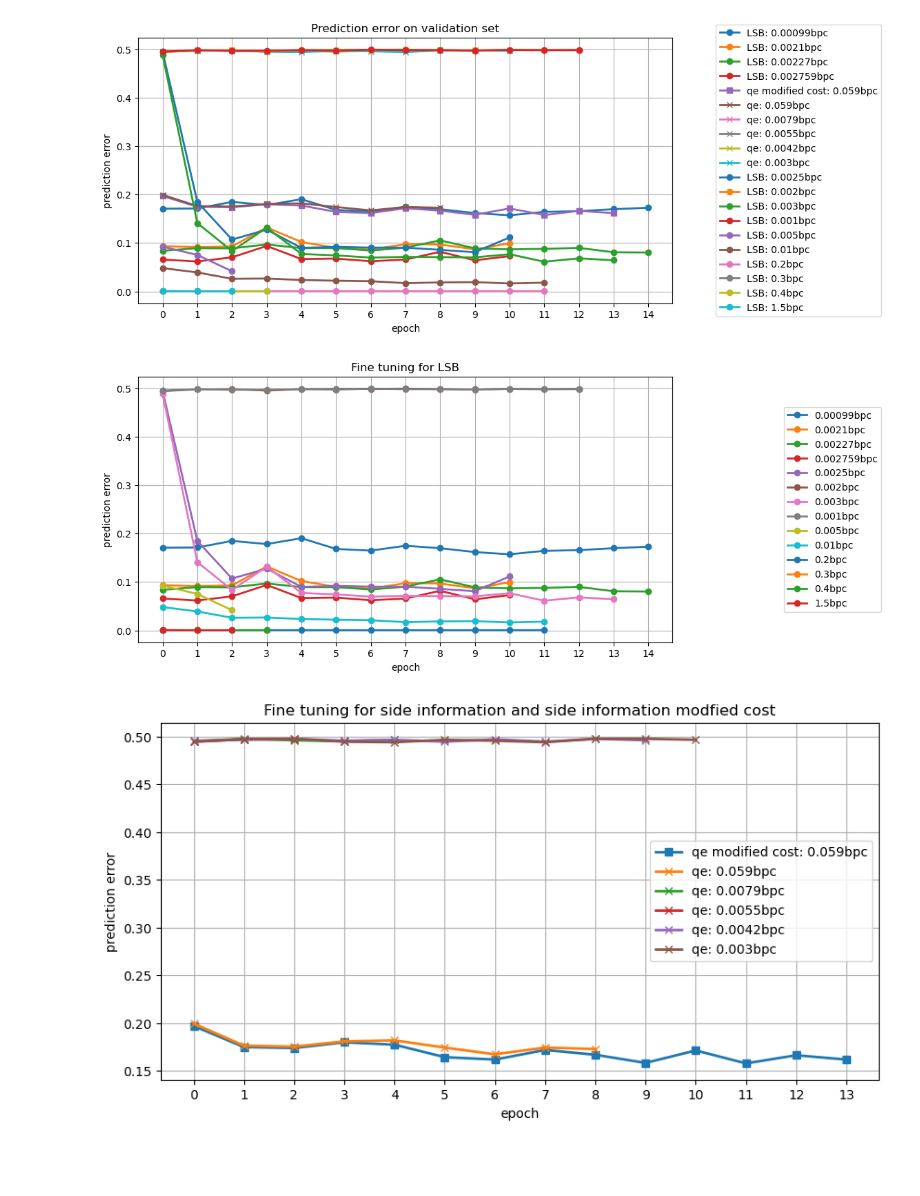
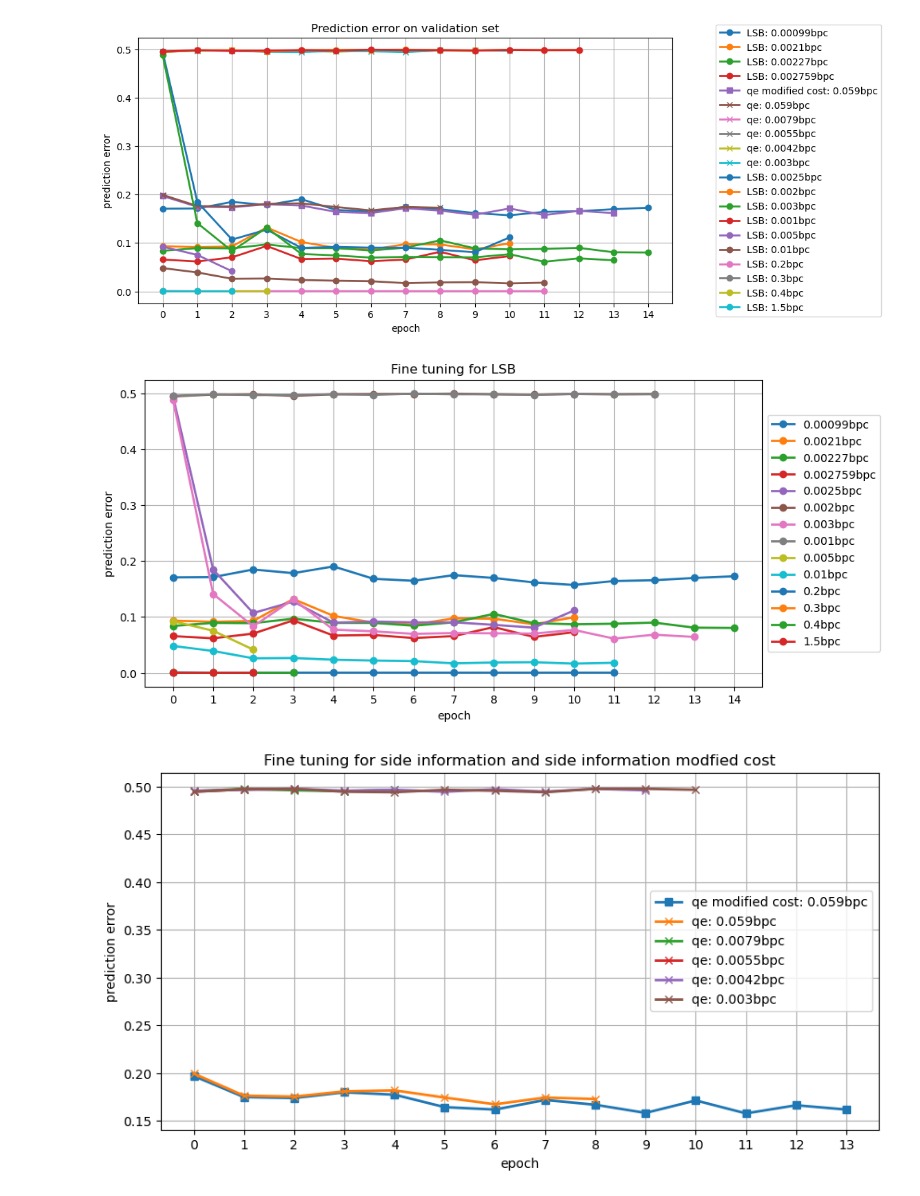
Before and after one commit to LucasSLD/steganography, a Jupyter notebook: misc/train_log.ipynb, the cells around one changed output. Cells and saved outputs as stored; diff of their text form; code cells hidden in the pictures; blank space fills up the shorter version.

```diff
--- a/misc/train_log.ipynb
+++ b/misc/train_log.ipynb
@@ -59,22 +59,22 @@ plt.show()
 # %%
 plt.figure(figsize=(10,5))
 markers = {"LSB": "o", "qe": "x", "qe modified cost": "s"}
 for d in data:
     method  = d["method"]
     rate    = d["rate"]
     pe      = d["PE"]
     if method == 'LSB':
         plt.plot(pe,lw=2,marker=markers[method],label=f"{rate}bpc")
 
-plt.legend(loc="center right",bbox_to_anchor=(1.4,0.5))
+plt.legend(loc="center right",bbox_to_anchor=(1.2,0.5))
 plt.title("Fine tuning for LSB")
 plt.xlabel("epoch")
 plt.ylabel("prediction error")
 plt.grid()
 plt.xticks(range(15))
 plt.show()
 # %% [output]
-[figure, old version]
+[figure, new version]
 # %%
 plt.figure(figsize=(10,5))
 markers = {"LSB": "o", "qe": "x", "qe modified cost": "s"}
```
Also changed, not shown: parts of 1 cell of this notebook, 1 other file.
